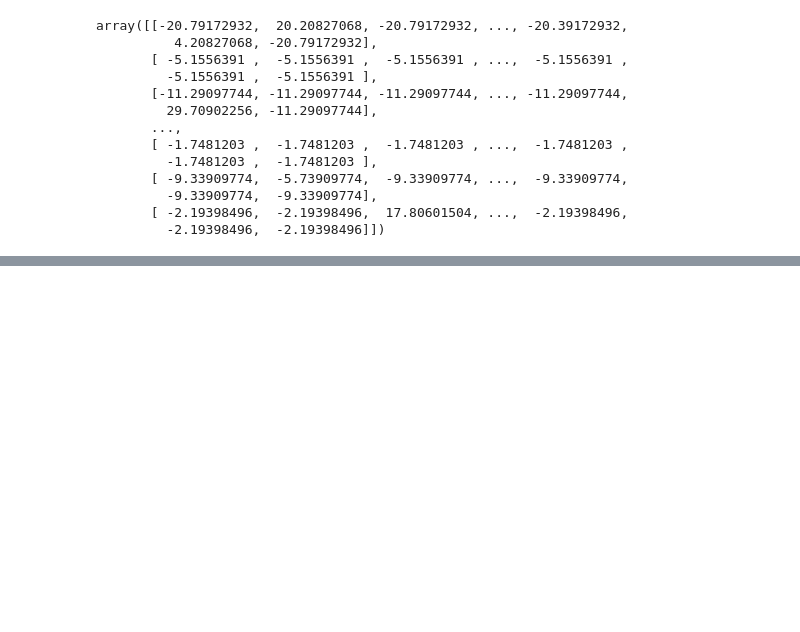
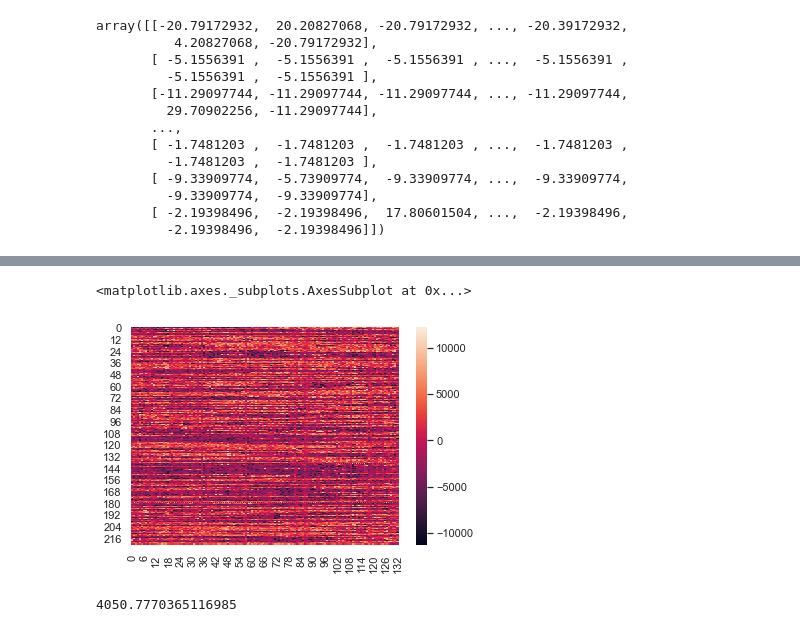
Before and after one commit to neil-menghani/RPCA, a Jupyter notebook: Experiment.ipynb, the cells around one changed output, grey strips where cells are left out. Saved outputs shown, nothing was run; the diff lists cells and outputs as text; code cells hidden in the pictures; blank space fills up the shorter version.

```diff
--- a/Experiment.ipynb
+++ b/Experiment.ipynb
@@ -272,0 +279,3 @@ stm_softimpute
+# %%
+m = 1/np.sqrt(max(A_outliers_centered.shape))
+R_outliers_hat = mc.nuclear_norm_solve(A_outliers_centered, B, mu=m)
@@ -272,0 +314,9 @@ stm_softimpute
+# %%
+sns.heatmap(R_outliers_hat)
+# %% [output]
+<matplotlib.axes._subplots.AxesSubplot at 0x...>
+[figure, added]
+# %%
+calc_rmse(test_coords.keys(), R_outliers_hat + A_outliers_mean)
+# %% [output]
+4050.7770365116985
```
Also changed, not shown: parts of 26 cells of this notebook, 1 other file.
